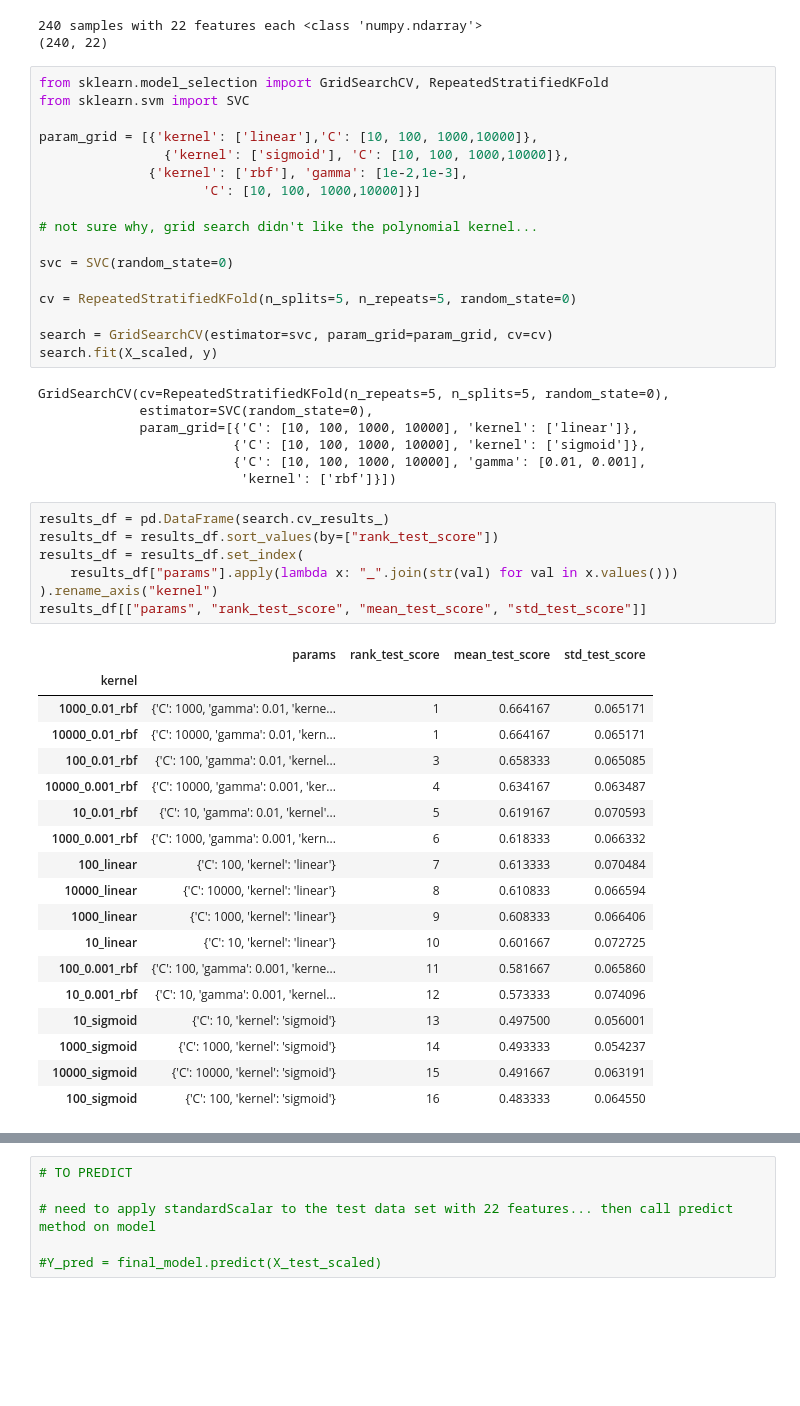
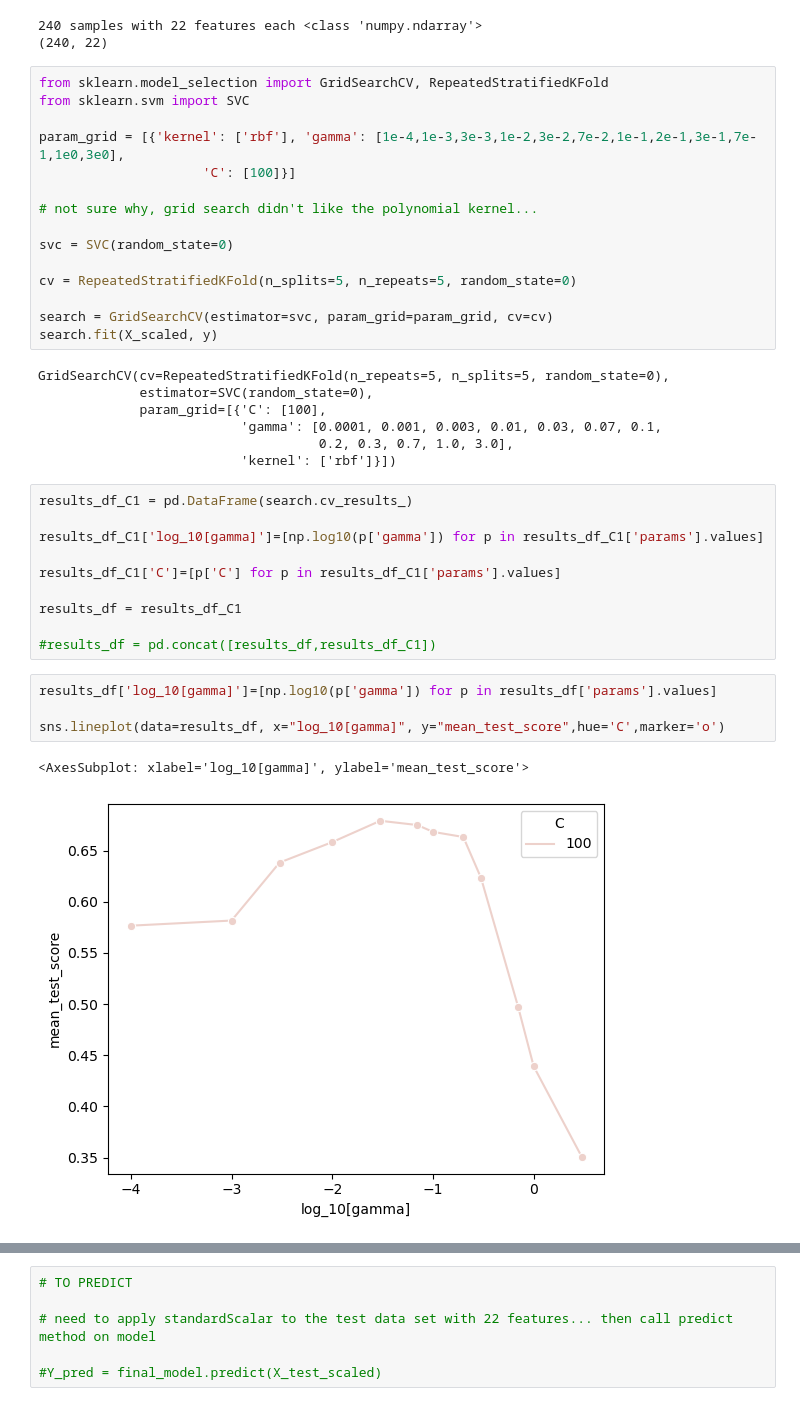
Before and after one commit to carlm451/Music-Composre-Classification-SVM-Model-, a Jupyter notebook: SVM Classification Model .ipynb, the cells around one changed output, grey strips where cells are left out. Cells and saved outputs as stored; diff of their text form; blank space fills up the shorter version.

```diff
--- a/SVM Classification Model .ipynb
+++ b/SVM Classification Model .ipynb
@@ -306,10 +231,8 @@ print(X.shape)
 from sklearn.model_selection import GridSearchCV, RepeatedStratifiedKFold
 from sklearn.svm import SVC
 
-param_grid = [{'kernel': ['linear'],'C': [10, 100, 1000,10000]},
-                {'kernel': ['sigmoid'], 'C': [10, 100, 1000,10000]},
-              {'kernel': ['rbf'], 'gamma': [1e-2,1e-3],
-                     'C': [10, 100, 1000,10000]}]
+param_grid = [{'kernel': ['rbf'], 'gamma': [1e-4,1e-3,3e-3,1e-2,3e-2,7e-2,1e-1,2e-1,3e-1,7e-1,1e0,3e0],
+                     'C': [100]}]
 
 # not sure why, grid search didn't like the polynomial kernel...
 
@@ -322,33 +245,24 @@ search.fit(X_scaled, y)
 # %% [output]
 GridSearchCV(cv=RepeatedStratifiedKFold(n_repeats=5, n_splits=5, random_state=0),
              estimator=SVC(random_state=0),
-             param_grid=[{'C': [10, 100, 1000, 10000], 'kernel': ['linear']},
-                         {'C': [10, 100, 1000, 10000], 'kernel': ['sigmoid']},
-                         {'C': [10, 100, 1000, 10000], 'gamma': [0.01, 0.001],
+             param_grid=[{'C': [100],
+                          'gamma': [0.0001, 0.001, 0.003, 0.01, 0.03, 0.07, 0.1,
+                                    0.2, 0.3, 0.7, 1.0, 3.0],
                           'kernel': ['rbf']}])
 # %%
-results_df = pd.DataFrame(search.cv_results_)
-results_df = results_df.sort_values(by=["rank_test_score"])
-results_df = results_df.set_index(
-    results_df["params"].apply(lambda x: "_".join(str(val) for val in x.values()))
-).rename_axis("kernel")
-results_df[["params", "rank_test_score", "mean_test_score", "std_test_score"]]
+results_df_C1 = pd.DataFrame(search.cv_results_)
+
+results_df_C1['log_10[gamma]']=[np.log10(p['gamma']) for p in results_df_C1['params'].values]
+
+results_df_C1['C']=[p['C'] for p in results_df_C1['params'].values]
+
+results_df = results_df_C1
+
+#results_df = pd.concat([results_df,results_df_C1])
-# %% [output]
-|  | params | rank_test_score | mean_test_score | std_test_score |
-| kernel |  |  |  |  |
-| 1000_0.01_rbf | {'C': 1000, 'gamma': 0.01, 'kerne... | 1 | 0.664167 | 0.065171 |
-| 10000_0.01_rbf | {'C': 10000, 'gamma': 0.01, 'kern... | 1 | 0.664167 | 0.065171 |
-| 100_0.01_rbf | {'C': 100, 'gamma': 0.01, 'kernel... | 3 | 0.658333 | 0.065085 |
-| 10000_0.001_rbf | {'C': 10000, 'gamma': 0.001, 'ker... | 4 | 0.634167 | 0.063487 |
-| 10_0.01_rbf | {'C': 10, 'gamma': 0.01, 'kernel'... | 5 | 0.619167 | 0.070593 |
-| 1000_0.001_rbf | {'C': 1000, 'gamma': 0.001, 'kern... | 6 | 0.618333 | 0.066332 |
-| 100_linear | {'C': 100, 'kernel': 'linear'} | 7 | 0.613333 | 0.070484 |
-| 10000_linear | {'C': 10000, 'kernel': 'linear'} | 8 | 0.610833 | 0.066594 |
-| 1000_linear | {'C': 1000, 'kernel': 'linear'} | 9 | 0.608333 | 0.066406 |
-| 10_linear | {'C': 10, 'kernel': 'linear'} | 10 | 0.601667 | 0.072725 |
-| 100_0.001_rbf | {'C': 100, 'gamma': 0.001, 'kerne... | 11 | 0.581667 | 0.065860 |
-| 10_0.001_rbf | {'C': 10, 'gamma': 0.001, 'kernel... | 12 | 0.573333 | 0.074096 |
-| 10_sigmoid | {'C': 10, 'kernel': 'sigmoid'} | 13 | 0.497500 | 0.056001 |
-| 1000_sigmoid | {'C': 1000, 'kernel': 'sigmoid'} | 14 | 0.493333 | 0.054237 |
-| 10000_sigmoid | {'C': 10000, 'kernel': 'sigmoid'} | 15 | 0.491667 | 0.063191 |
-| 100_sigmoid | {'C': 100, 'kernel': 'sigmoid'} | 16 | 0.483333 | 0.064550 |
+# %%
+results_df['log_10[gamma]']=[np.log10(p['gamma']) for p in results_df['params'].values]
+
+sns.lineplot(data=results_df, x="log_10[gamma]", y="mean_test_score",hue='C',marker='o')
+# %% [output]
+<AxesSubplot: xlabel='log_10[gamma]', ylabel='mean_test_score'>
+[figure, added]
```
Also changed, not shown: parts of 37 cells of this notebook, 1 other file.
